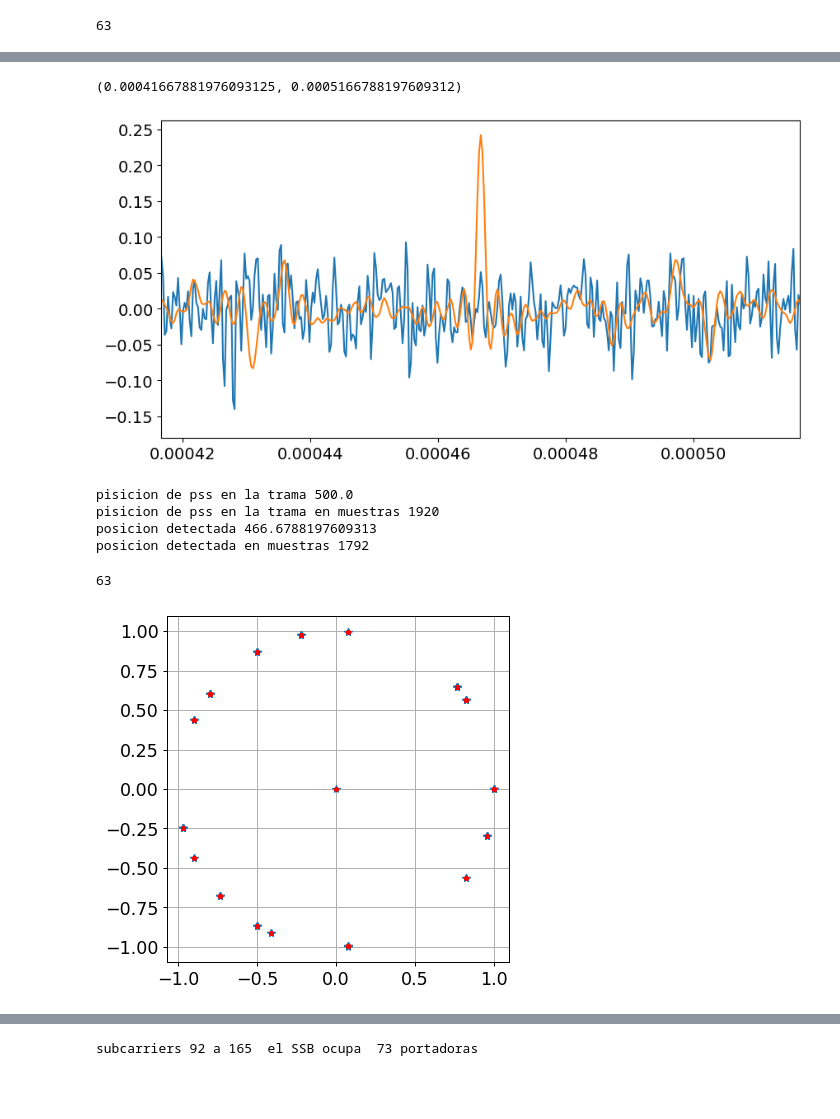
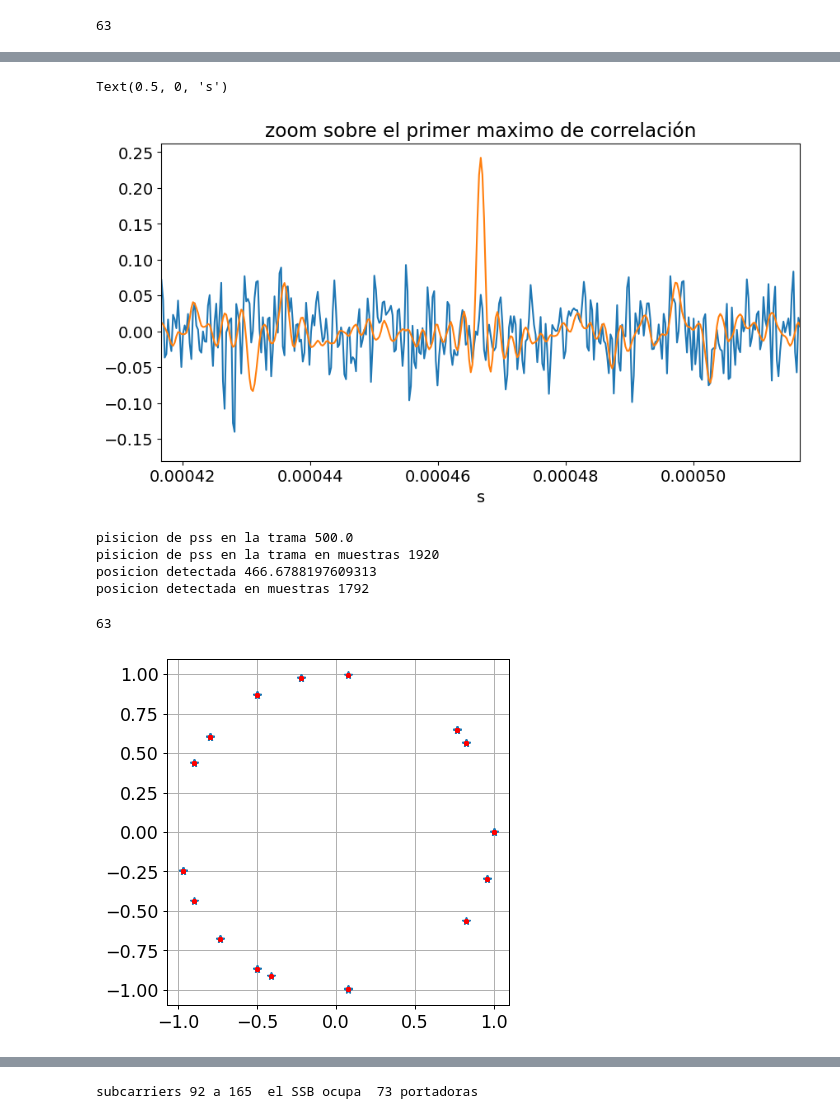
Before and after one commit to pablodecesare1/LTESignals, a Jupyter notebook: LTE_downlink_sincronizacion.ipynb, the cells around one changed output, grey strips where cells are left out. Saved outputs shown, nothing was run; the diff lists cells and outputs as text; code cells hidden in the pictures; blank space fills up the shorter version.

```diff
--- a/LTE_downlink_sincronizacion.ipynb
+++ b/LTE_downlink_sincronizacion.ipynb
@@ -127,10 +187,12 @@ el pico de correlacion se encuentra en la muestra  1792  en el tiempo  0.0004666
 # %%
-plt.plot(t,x)
-plt.plot(t,micorrelacion)
+plt.plot(t,x.real)
+plt.plot(t,micorrelacion.real)
 plt.xlim([picot-50e-6,picot+50e-6])
+plt.title("zoom sobre el primer maximo de correlación")
+plt.xlabel("s")
 # %% [output]
-(0.00041667881976093125, 0.0005166788197609312)
+Text(0.5, 0, 's')
-[figure, old version]
+[figure, new version]
 # %%
 print("pisicion de pss en la trama",(Tu+cp_len2+6*(Tu+cp_len))*ts*1e6)
 print("pisicion de pss en la trama en muestras",(Tu+cp_len2+6*(Tu+cp_len)))
@@ -148,8 +212,8 @@ r=pico-Tu//2
 syms = np.fft.fftshift(np.fft.fft(x[r:r+Tu]))
 plt.figure(dpi=90)
 plt.gca().set_aspect('equal', adjustable='box')
-plt.plot(syms[subcarriers_ss].real,syms[subcarriers_ss].imag,"*")
-plt.plot(zadoff_chu(29).real,zadoff_chu(29).imag,".r")
+plt.plot(syms[subcarriers_ss][no_dc].real,syms[subcarriers_ss][no_dc].imag,"*")
+plt.plot(zadoff_chu(29)[no_dc].real,zadoff_chu(29)[no_dc].imag,".r")
 plt.grid(True)
 
 
@@ -158,6 +222,6 @@ len(syms[subcarriers_ss])
 len(zadoff_chu(29))
 # %% [output]
 63
-[figure, old version]
+[figure, new version]
 # %% [markdown]
 # SSS
```
Also changed, not shown: parts of 24 cells of this notebook, 3 other files.
